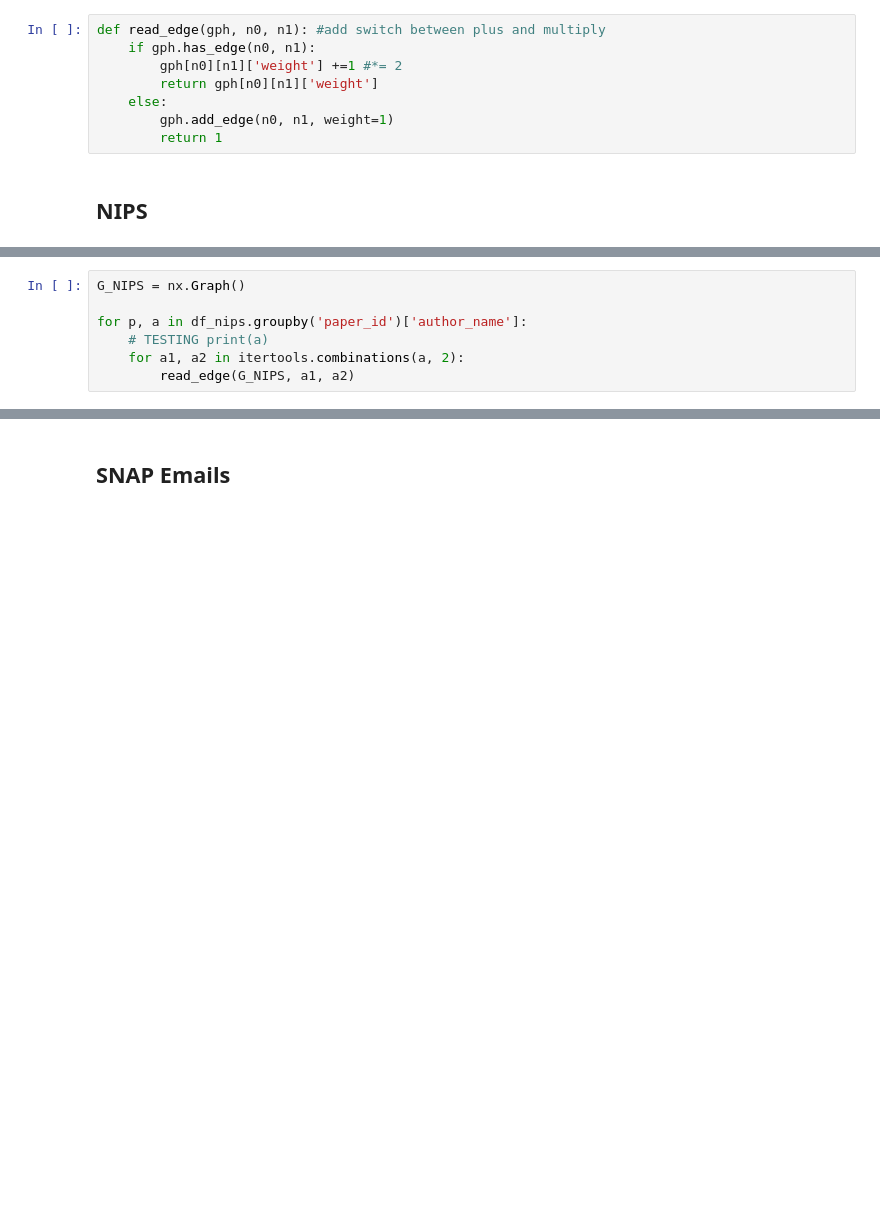
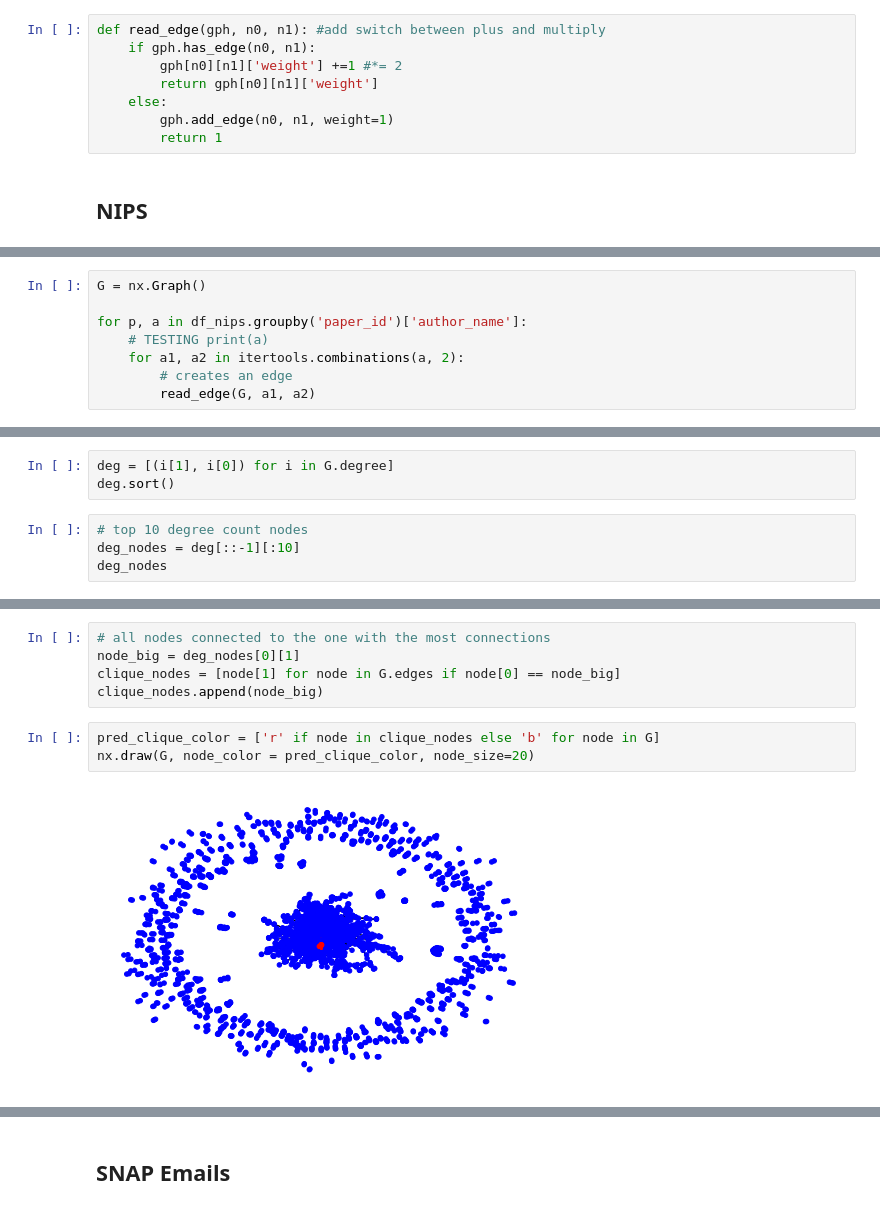
Before and after one commit to anmokhta/DSC180A-Project1, a Jupyter notebook: notebooks/w7.ipynb, the cells around one changed output, grey strips where cells are left out. Drawn from its saved outputs; the diff is of its cells as text; blank space fills up the shorter version.

Commit message:
degree counting

```diff
--- a/notebooks/w7.ipynb
+++ b/notebooks/w7.ipynb
@@ -64,7 +69,8 @@ df_nips.head(10)
 # %%
-G_NIPS = nx.Graph()
+G = nx.Graph()
 
 for p, a in df_nips.groupby('paper_id')['author_name']:
     # TESTING print(a)
     for a1, a2 in itertools.combinations(a, 2):
-        read_edge(G_NIPS, a1, a2)
+        # creates an edge
+        read_edge(G, a1, a2)
@@ -76,0 +88,7 @@ save_graph(G_NIPS, "../data/NIPS/graph3.pdf")
+# %%
+deg = [(i[1], i[0]) for i in G.degree]
+deg.sort()
+# %%
+# top 10 degree count nodes
+deg_nodes = deg[::-1][:10]
+deg_nodes
@@ -76,0 +106,10 @@ save_graph(G_NIPS, "../data/NIPS/graph3.pdf")
+# %%
+# all nodes connected to the one with the most connections
+node_big = deg_nodes[0][1]
+clique_nodes = [node[1] for node in G.edges if node[0] == node_big]
+clique_nodes.append(node_big)
+# %%
+pred_clique_color = ['r' if node in clique_nodes else 'b' for node in G]
+nx.draw(G, node_color = pred_clique_color, node_size=20)
+# %% [output]
+[figure, added]
```
Also changed, not shown: parts of 8 cells of this notebook.
